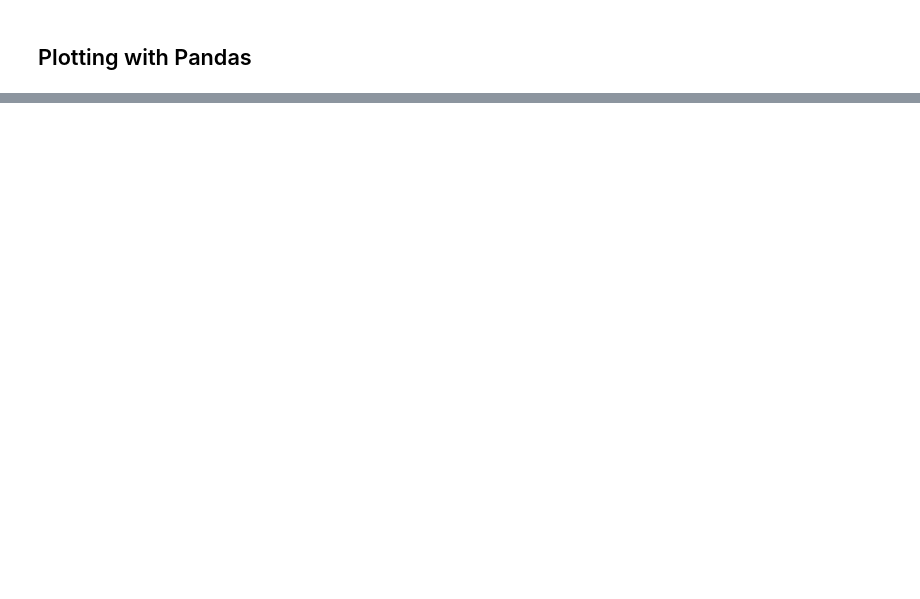
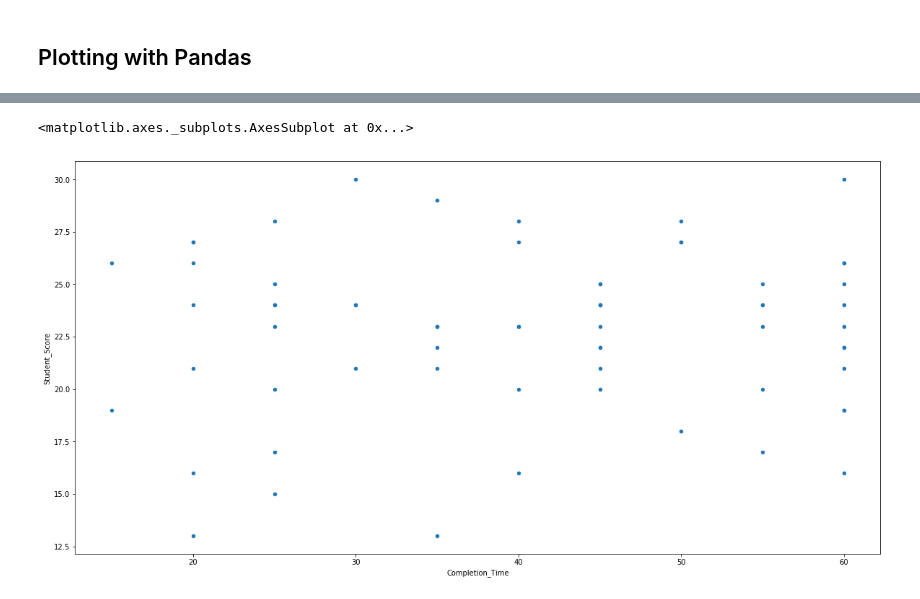
Before and after one commit to IST256-classroom/fall2018-learn-python-mafudge, a Jupyter notebook: content/lessons/13/Watch-Me-Code/WMC1-Matplotlib.ipynb, the cells around one changed output, grey strips where cells are left out. Saved outputs shown, nothing was run; the diff lists cells and outputs as text; code cells hidden in the pictures; blank space fills up the shorter version.

```diff
--- a/content/lessons/13/Watch-Me-Code/WMC1-Matplotlib.ipynb
+++ b/content/lessons/13/Watch-Me-Code/WMC1-Matplotlib.ipynb
@@ -66,5 +88,8 @@ scores.sample(10)
 # %%
 # Plotting with Pandas is a bit more expressive
-scores.plot.scatter(x ='Completion Time', y ='Student Score' )
+scores.plot.scatter(x ='Completion_Time', y ='Student_Score' )
+# %% [output]
+<matplotlib.axes._subplots.AxesSubplot at 0x...>
+[figure, added]
 # %%
 ## Labels too small, we can fall back to Matplot lib!
```
Also changed, not shown: parts of 11 cells of this notebook, 4 other files.
